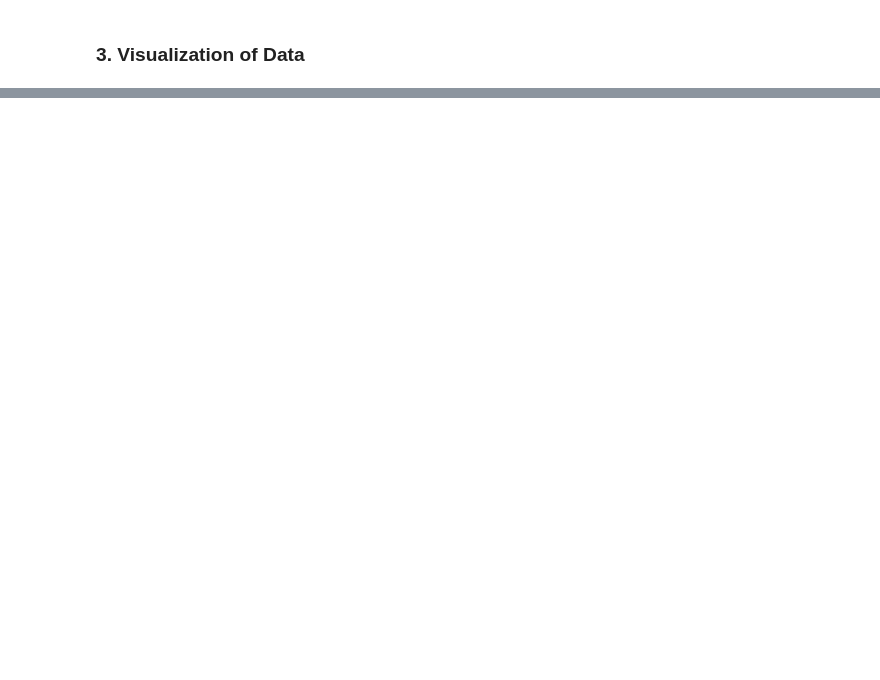
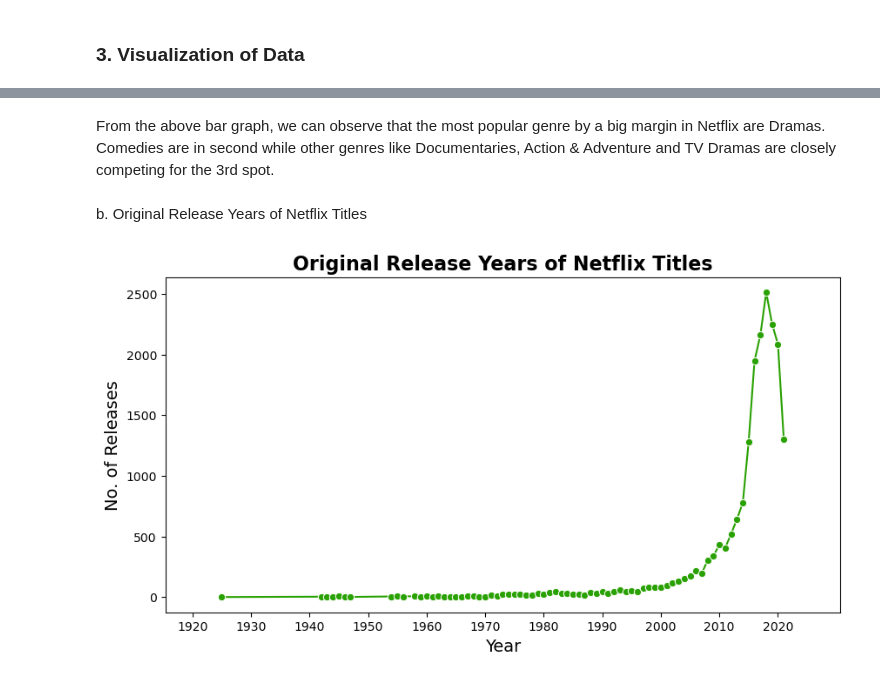
Before and after one commit to palden0929/netflix-dataset-analysis, a Jupyter notebook: netflix_data_analysis.ipynb, the cells around one changed output, grey strips where cells are left out. Drawn from its saved outputs; the diff is of its cells as text; code cells hidden in the pictures; blank space fills up the shorter version.

```diff
--- a/netflix_data_analysis.ipynb
+++ b/netflix_data_analysis.ipynb
@@ -168,0 +183,26 @@ plt.show()
+# %% [markdown]
+From the above bar graph, we can observe that the most popular genre by a big margin in Netflix are Dramas. Comedies are in second while other genres like Documentaries, Action & Adventure and TV Dramas are closely competing for the 3rd spot.
+# %% [markdown]
+b. Original Release Years of Netflix Titles
+# %%
+#Counting the occurances of the same year in the dataset
+count = netflix['release_year'].value_counts().reset_index()
+
+#Plotting the graph to visualize the data
+plt.figure(figsize = (10,5))
+graph = sns.lineplot(x = 'release_year', y = 'count', color = "#29a102",data = count, marker = "o")
+
+#Setting the ranges of the x axis to 1920 to 2020
+xrange = np.arange(1920,2025,10)
+
+#Labeling the graph
+plt.title("Original Release Years of Netflix Titles", fontsize = 16, fontweight = 'bold')
+plt.xlabel("Year", fontsize = 14)
+plt.ylabel("No. of Releases", fontsize = 14)
+plt.xticks(xrange)
+plt.margins(x = 0.1)
+
+#Visualizing the graph
+plt.show()
+# %% [output]
+[figure, added]
```
Also changed, not shown: parts of 5 cells of this notebook.
